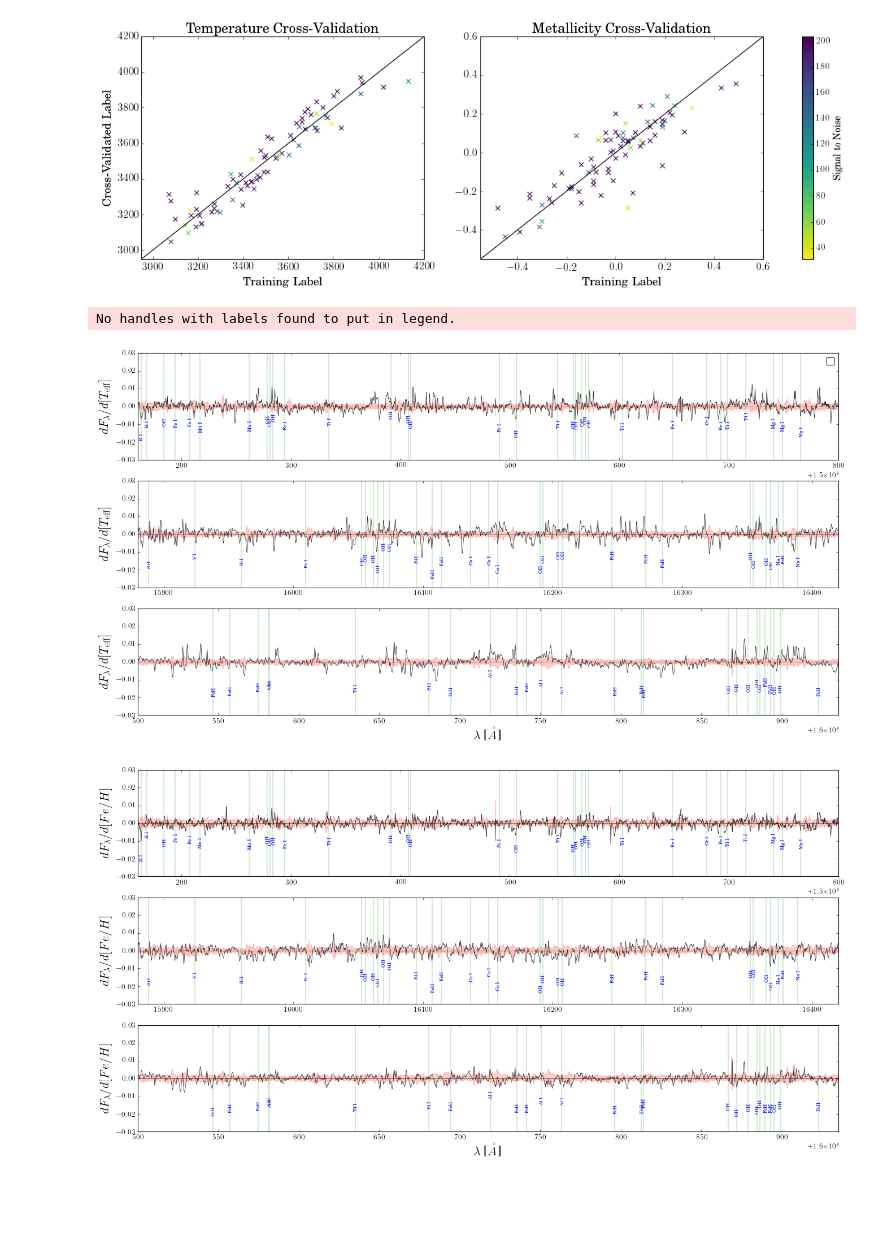
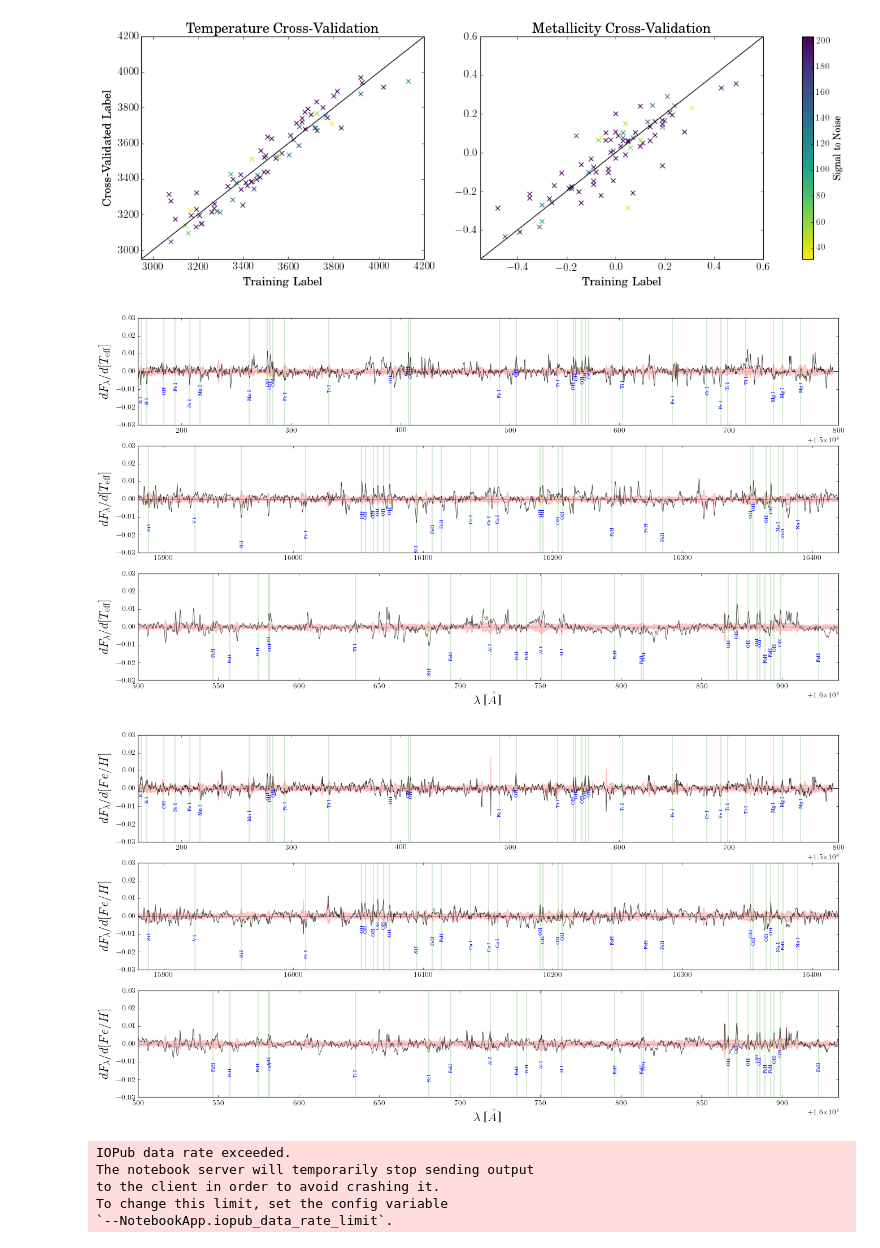
Before and after one commit to jbirky/Mdwarf_project, a Jupyter notebook: cannon_runs/bonus_run_cannon.ipynb, the cells around one changed output. Drawn from its saved outputs; the diff is of its cells as text; code cells hidden in the pictures; blank space fills up the shorter version.

Commit message:
update bonus sample

```diff
--- a/cannon_runs/bonus_run_cannon.ipynb
+++ b/cannon_runs/bonus_run_cannon.ipynb
@@ -30,7 +30,8 @@ tr_ID = np.array([x.split('2-')[1].split('.fits')[0] for x in ids])
 tr_label = ap.loadLabels(rfile, lbl_names=['TEFF', 'FEH'])
 # tr_label = ap.scaleLabels(ap.loadLabels(rfile, lbl_names=['TEFF', 'FE_H']))
 
-ds = dataset.Dataset(wl, tr_ID, tr_flux, tr_ivar, tr_label, tr_ID, tr_flux, tr_ivar)
+wave = ap.rvShift(wl, rv=-80)
+ds = dataset.Dataset(wave, tr_ID, tr_flux, tr_ivar, tr_label, tr_ID, tr_flux, tr_ivar)
 ds.set_label_names(['T_{eff}', '[Fe/H]'])
 ds.tr_label.shape, ds.tr_ID.shape, ds.tr_flux.shape, ds.tr_ivar.shape
 # %% [output]
@@ -182,7 +183,6 @@ ax1.fill_between(ds.wl, -jack_err_teff, jack_err_teff, alpha=.2, color='r')
 ax1.axhline(y=0, color='k', alpha=.5)
 ax1.set_ylabel(r'$dF_{\lambda}/d[T_{\rm eff}]$', fontsize=20)
 ax1.set_xlim(bands[0])
-ax1.legend(loc='upper right')
 
 ax2.plot(ds.wl[pbands[1]], md.coeffs.T[k][pbands[1]], color='k', alpha=.8, linewidth=.7)
 ax2.fill_between(ds.wl, -jack_err_teff, jack_err_teff, alpha=.2, color='r')
@@ -198,35 +198,34 @@ ax3.set_xlabel(r'$\lambda$ [$\mathring{A}$]', fontsize=20)
 ax3.set_xlim(bands[2])
 
 xrange = [ds.wl[0], ds.wl[1]]
 yrange = [min(md.coeffs.T[k]), max(md.coeffs.T[k])]
 
 for lines in line_names:
     for feature in line_list[lines]:
 
         # determine position of the line and label based on pixel of the spectrum
         xpos = min(wave, key=lambda x:abs(x - feature))
         index = list(wave).index(xpos)
         ypos = flux[index]
         plot_ypos_min = (ypos - yrange[0] +1)/(yrange[1] - yrange[0])
         plot_ypos_max = (ypos - yrange[0] -1)/(yrange[1] - yrange[0])
 
         if (feature >= bands[0][0]) & (feature <= bands[0][1]):
             ax1.axvline(x=feature, ymin=plot_ypos_min, ymax=plot_ypos_max, linewidth=.3, color='g')
             ax1.text(feature, ypos-.01, lines, rotation=90, ha='center', color='b', fontsize=8)
 
         elif (feature >= bands[1][0]) & (feature <= bands[1][1]):
             ax2.axvline(x=feature, ymin=plot_ypos_min, ymax=plot_ypos_max, linewidth=.3, color='g')
             ax2.text(feature, ypos-.015, lines, rotation=90, ha='center', color='b', fontsize=8)
 
         elif (feature >= bands[2][0]) & (feature <= bands[2][1]):
             ax3.axvline(x=feature, ymin=plot_ypos_min, ymax=plot_ypos_max, linewidth=.3, color='g')
             ax3.text(feature, ypos-.015, lines, rotation=90, ha='center', color='b', fontsize=8)
 
 plt.ylim(-.03,.03)
 plt.show()
 # %% [output]
-No handles with labels found to put in legend.
-[figure, old version]
+[figure, new version]
 # %%
 bands = [[15160,15800],[15880,16420],[16500,16935]]
 pbands = [np.where((ds.wl > bands[0][0]) & (ds.wl < bands[0][1]))[0], \
@@ -244,7 +243,6 @@ ax1.fill_between(ds.wl, -jack_err_teff, jack_err_fe_h, alpha=.2, color='r')
 ax1.axhline(y=0, color='k', alpha=.5)
 ax1.set_ylabel(r'$dF_{\lambda}/d[Fe/H]$', fontsize=20)
 ax1.set_xlim(bands[0])
-ax1.legend(loc='upper right')
 
 ax2.plot(ds.wl[pbands[1]], md.coeffs.T[k][pbands[1]], color='k', alpha=.8, linewidth=.7)
 ax2.fill_between(ds.wl, -jack_err_teff, jack_err_fe_h, alpha=.2, color='r')
@@ -287,4 +285,14 @@ for lines in line_names:
 plt.ylim(-.03,.03)
 plt.show()
 # %% [output]
-[figure, old version]
+[figure, new version]
+# %%
+n = 2
+plotCannonModels(ds, synth, tst_labels, save=True, out='bonus_results/Models_Band'+str(n+1)+'.pdf', \
+                 tr_lbl_unc=[60,.08], te_lbl_unc=[61,.08], snr=ds.test_SNR, band=n, lines=True)
+# %% [output]
+IOPub data rate exceeded.
+The notebook server will temporarily stop sending output
+to the client in order to avoid crashing it.
+To change this limit, set the config variable
+`--NotebookApp.iopub_data_rate_limit`.
```
Also changed, not shown: parts of 2 cells of this notebook, 3 other files.
